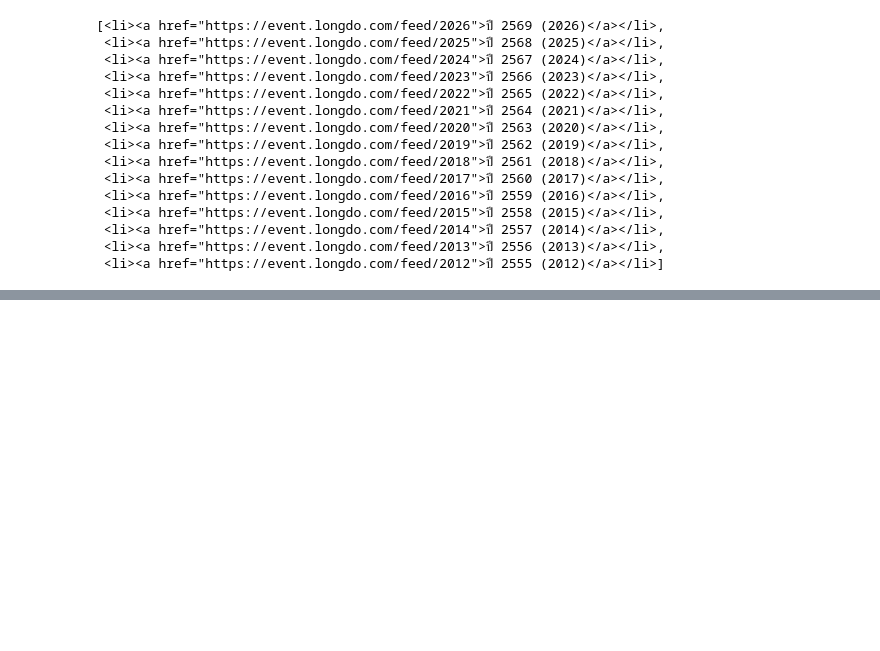
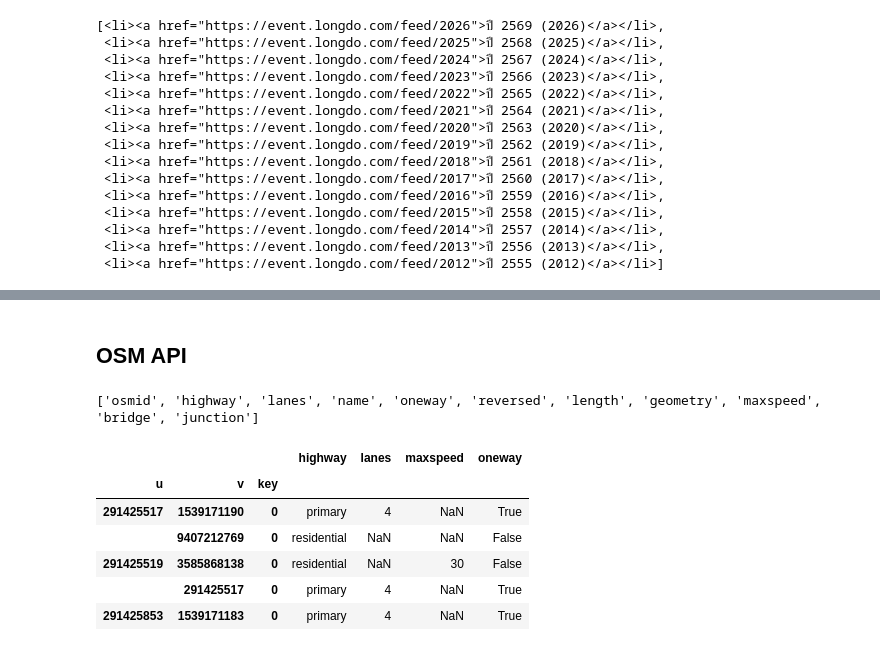
Before and after one commit to UndyingChocomint/2110531_DSDE_2026s1_final_exam_project, a Jupyter notebook: Notebook/1. DS EDA.ipynb, the cells around one changed output, grey strips where cells are left out. Cells and saved outputs as stored; diff of their text form; code cells hidden in the pictures; blank space fills up the shorter version.

```diff
--- a/Notebook/1. DS EDA.ipynb
+++ b/Notebook/1. DS EDA.ipynb
@@ -104,0 +227,36 @@ past_incident
+# %% [markdown]
+## OSM API
+# %%
+# Example CCTV camera location
+lat = 13.72639
+lon = 100.49213
+
+# Get driving road network around camera
+G = ox.graph_from_point(
+    (lat, lon),
+    dist=500,
+    network_type="drive"
+)
+
+# Convert network into tables
+nodes, edges = ox.graph_to_gdfs(G)
+
+# Inspect available attributes
+print(edges.columns.tolist())
+
+# Examine recorded road attributes
+columns = [
+    "highway", "lanes",
+    "maxspeed", "oneway"
+]
+
+edges.reindex(columns=columns).head()
+# %% [output]
+['osmid', 'highway', 'lanes', 'name', 'oneway', 'reversed', 'length', 'geometry', 'maxspeed', 'bridge', 'junction']
+|  |  |  | highway | lanes | maxspeed | oneway |
+| u | v | key |  |  |  |  |
+| 291425517 | 1539171190 | 0 | primary | 4 | NaN | True |
+|  | 9407212769 | 0 | residential | NaN | NaN | False |
+| 291425519 | 3585868138 | 0 | residential | NaN | 30 | False |
+|  | 291425517 | 0 | primary | 4 | NaN | True |
+| 291425853 | 1539171183 | 0 | primary | 4 | NaN | True |
```
Also changed, not shown: parts of 12 cells of this notebook, 1 other file.
